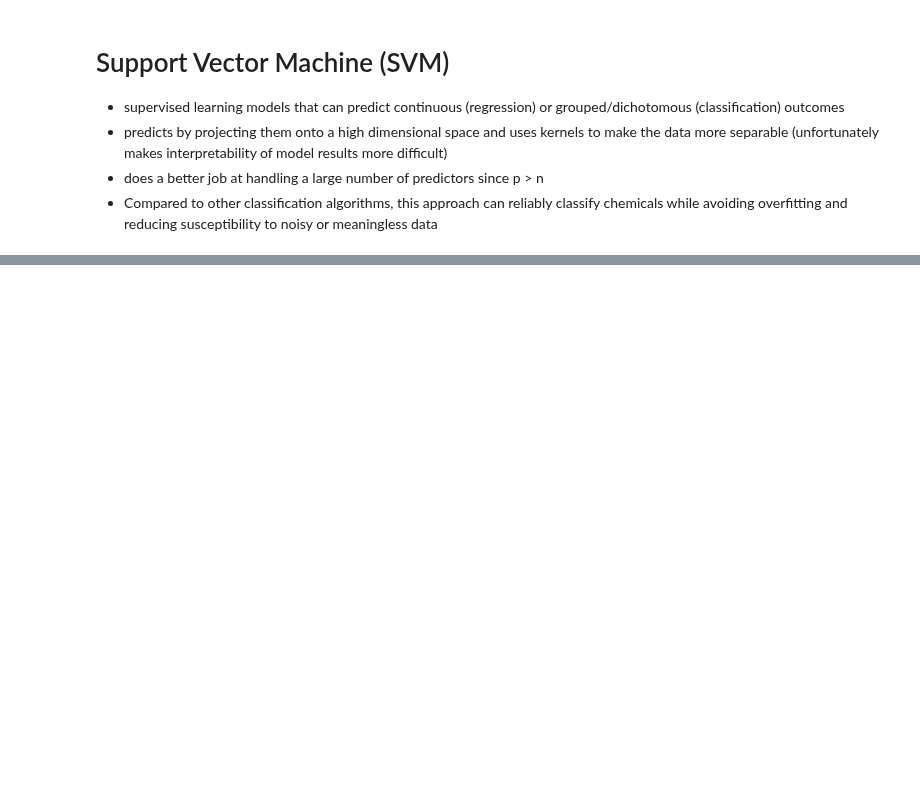
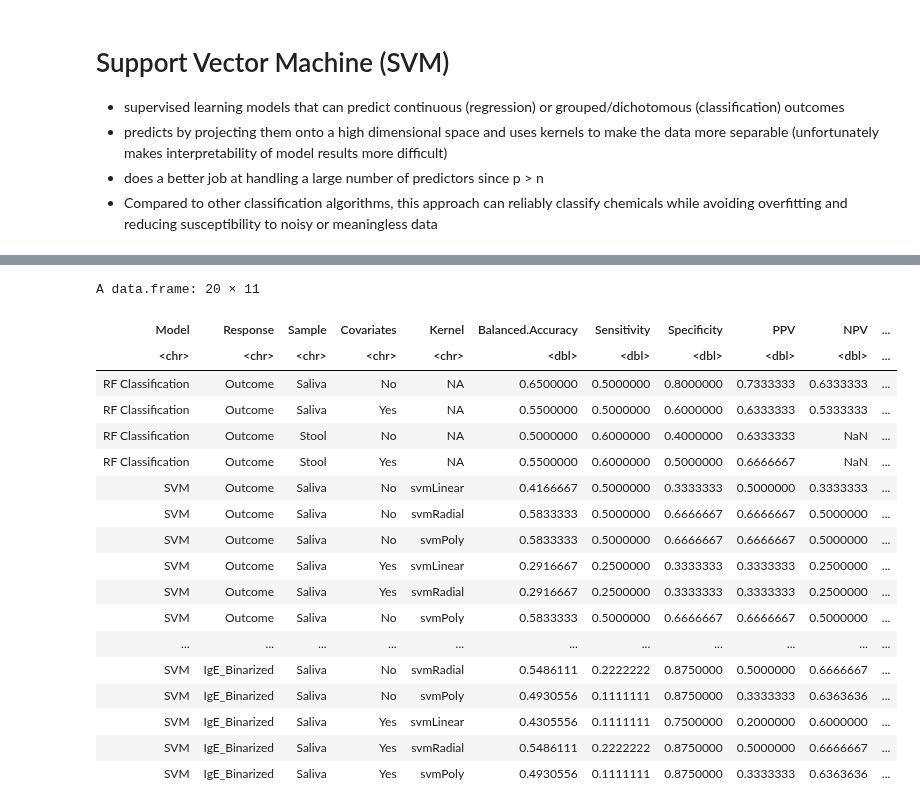
Before and after one commit to Ragerlab/P1013.-Microbiome-Peanut-Allergy, a Jupyter notebook: 4. ML Prediction/Outcome & IgE Prediction.ipynb, the cells around one changed output, grey strips where cells are left out. Drawn from its saved outputs; the diff is of its cells as text; code cells hidden in the pictures; blank space fills up the shorter version.

```diff
--- a/4. ML Prediction/Outcome & IgE Prediction.ipynb
+++ b/4. ML Prediction/Outcome & IgE Prediction.ipynb
@@ -465,7 +484,7 @@ A tibble: 6 × 2
 # choosing parameters to be tuned for linear svm only
 tunegrid_linear_svm = data.frame(C = seq(from = 0.01, to = 0.1, by = 0.01))
 
-svm_classification = function(dataset, model, outcome, pred_outcome, tunegrid, input_sample, covariates){
+svm_classification = function(dataset, model, outcome, pred_outcome, tunegrid, input_sample, covariates, knn){
 
     #setting seed for reproducibility
     set.seed(12)
@@ -481,7 +500,7 @@ svm_classification = function(dataset, model, outcome, pred_outcome, tunegrid, i
     data_train = dataset[dataset_index,]
 
     # using SMOTE to balance the class distribution
-    balanced_data_train = smotenc(data_train, outcome)
+    balanced_data_train = smotenc(data_train, outcome, k = knn)
     data_test = dataset[-dataset_index,]
 
     # now pruning parameters (based on the training dataset to prevent overfitting)
@@ -494,7 +513,7 @@ svm_classification = function(dataset, model, outcome, pred_outcome, tunegrid, i
 
     # always specify the correct positive class when calculating the confusion matrix
     matrix = confusionMatrix(data = data_test[[pred_outcome]], reference = data_test[[outcome]],
-                                 positive = "D")
+                                 positive = "SU")
 
     #calculating AUC
     AUC = auc(response = data_test[[outcome]], predictor = factor(data_test[[pred_outcome]], ordered = TRUE))
@@ -502,9 +521,9 @@ svm_classification = function(dataset, model, outcome, pred_outcome, tunegrid, i
     #extracting accuracy, sens, spec, PPV, NPV to take mean later
     metrics = data.frame(t(c(matrix$byClass[11])), t(c(matrix$byClass[1:4])), AUC) %>%
         rename(PPV = Pos.Pred.Value, NPV = Neg.Pred.Value) %>%
-        mutate(Model = "SVM", `Use_Case` = use_case, Kernel = model)
+        mutate(Model = "SVM", Response = outcome, Sample = input_sample, Covariates = covariates, Kernel = model)
 
-    metrics = metrics[,c(7:9,1:6)]
+    metrics = metrics[,c(7:11,1:6)]
 
     # getting variable importance
     svm_best = svm_tune$finalModel
@@ -539,0 +647,25 @@ ERROR: Error: At least one of the class levels is not a valid R variable name; T
+# %%
+svm_saliva_ige_linear = svm_classification(v2_saliva_df, "svmLinear", "IgE_Binarized", "pred_IgE",
+                                            tunegrid_linear_svm, 'Saliva', 'No', 5)
+svm_saliva_ige_radial = svm_classification(v2_saliva_df, "svmRadial", "IgE_Binarized", "pred_IgE",
+                                            NULL, 'Saliva', 'No', 5)
+svm_saliva_ige_polynomial = svm_classification(v2_saliva_df, "svmPoly", "IgE_Binarized", "pred_IgE",
+                                            NULL, 'Saliva', 'No', 5)
+svm_stool_ige_linear = svm_classification(v2_stool_df, "svmLinear", "IgE_Binarized", "pred_IgE",
+                                            tunegrid_linear_svm, 'Stool', 'No', 5)
+svm_stool_ige_radial = svm_classification(v2_stool_df, "svmRadial", "IgE_Binarized", "pred_IgE",
+                                            NULL, 'Stool', 'No', 5)
+svm_stool_ige_polynomial = svm_classification(v2_stool_df, "svmPoly", "IgE_Binarized", "pred_IgE",
+                                            NULL, 'Stool', 'No', 5)
+svm_saliva_ige_cov_linear = svm_classification(v2_saliva_cov_df, "svmLinear", "IgE_Binarized", "pred_IgE",
+                                            tunegrid_linear_svm, 'Saliva', 'Yes', 5)
+svm_saliva_ige_cov_radial = svm_classification(v2_saliva_cov_df, "svmRadial", "IgE_Binarized", "pred_IgE",
+                                            NULL, 'Saliva', 'Yes', 5)
+svm_saliva_ige_cov_polynomial = svm_classification(v2_saliva_cov_df, "svmPoly", "IgE_Binarized", "pred_IgE",
+                                            NULL, 'Saliva', 'Yes', 5)
+svm_stool_ige_cov_linear = svm_classification(v2_stool_cov_df, "svmLinear", "IgE_Binarized", "pred_IgE",
+                                            tunegrid_linear_svm, 'Stool', 'Yes', 5)
+svm_stool_ige_cov_radial = svm_classification(v2_stool_cov_df, "svmRadial", "IgE_Binarized", "pred_IgE",
+                                            NULL, 'Stool', 'Yes', 5)
+svm_stool_ige_cov_polynomial = svm_classification(v2_stool_cov_df, "svmPoly", "IgE_Binarized", "pred_IgE",
+                                            NULL, 'Stool', 'Yes', 5)
@@ -539,0 +707,27 @@ ERROR: Error: At least one of the class levels is not a valid R variable name; T
+# %%
+final_df = rbind(rf_confusion_matrix_bl, svm_saliva_bl_linear[[1]], svm_saliva_bl_radial[[1]], svm_saliva_bl_polynomial[[1]],
+                 svm_saliva_cov_linear[[1]], svm_saliva_cov_radial[[1]], svm_saliva_bl_polynomial[[1]],
+                rf_confusion_matrix_ige, svm_saliva_ige_linear[[1]], svm_saliva_ige_radial[[1]], svm_saliva_ige_polynomial[[1]],
+                svm_saliva_ige_cov_linear[[1]], svm_saliva_ige_cov_radial[[1]], svm_saliva_ige_cov_polynomial[[1]])
+
+final_df
+# %% [output]
+A data.frame: 20 × 11
+| Model | Response | Sample | Covariates | Kernel | Balanced.Accuracy | Sensitivity | Specificity | PPV | NPV | ... |
+| <chr> | <chr> | <chr> | <chr> | <chr> | <dbl> | <dbl> | <dbl> | <dbl> | <dbl> | ... |
+| RF Classification | Outcome | Saliva | No | NA | 0.6500000 | 0.5000000 | 0.8000000 | 0.7333333 | 0.6333333 | ... |
+| RF Classification | Outcome | Saliva | Yes | NA | 0.5500000 | 0.5000000 | 0.6000000 | 0.6333333 | 0.5333333 | ... |
+| RF Classification | Outcome | Stool | No | NA | 0.5000000 | 0.6000000 | 0.4000000 | 0.6333333 | NaN | ... |
+| RF Classification | Outcome | Stool | Yes | NA | 0.5500000 | 0.6000000 | 0.5000000 | 0.6666667 | NaN | ... |
+| SVM | Outcome | Saliva | No | svmLinear | 0.4166667 | 0.5000000 | 0.3333333 | 0.5000000 | 0.3333333 | ... |
+| SVM | Outcome | Saliva | No | svmRadial | 0.5833333 | 0.5000000 | 0.6666667 | 0.6666667 | 0.5000000 | ... |
+| SVM | Outcome | Saliva | No | svmPoly | 0.5833333 | 0.5000000 | 0.6666667 | 0.6666667 | 0.5000000 | ... |
+| SVM | Outcome | Saliva | Yes | svmLinear | 0.2916667 | 0.2500000 | 0.3333333 | 0.3333333 | 0.2500000 | ... |
+| SVM | Outcome | Saliva | Yes | svmRadial | 0.2916667 | 0.2500000 | 0.3333333 | 0.3333333 | 0.2500000 | ... |
+| SVM | Outcome | Saliva | No | svmPoly | 0.5833333 | 0.5000000 | 0.6666667 | 0.6666667 | 0.5000000 | ... |
+| ... | ... | ... | ... | ... | ... | ... | ... | ... | ... | ... |
+| SVM | IgE_Binarized | Saliva | No | svmRadial | 0.5486111 | 0.2222222 | 0.8750000 | 0.5000000 | 0.6666667 | ... |
+| SVM | IgE_Binarized | Saliva | No | svmPoly | 0.4930556 | 0.1111111 | 0.8750000 | 0.3333333 | 0.6363636 | ... |
+| SVM | IgE_Binarized | Saliva | Yes | svmLinear | 0.4305556 | 0.1111111 | 0.7500000 | 0.2000000 | 0.6000000 | ... |
+| SVM | IgE_Binarized | Saliva | Yes | svmRadial | 0.5486111 | 0.2222222 | 0.8750000 | 0.5000000 | 0.6666667 | ... |
+| SVM | IgE_Binarized | Saliva | Yes | svmPoly | 0.4930556 | 0.1111111 | 0.8750000 | 0.3333333 | 0.6363636 | ... |
```
Also changed, not shown: parts of 11 cells of this notebook.
